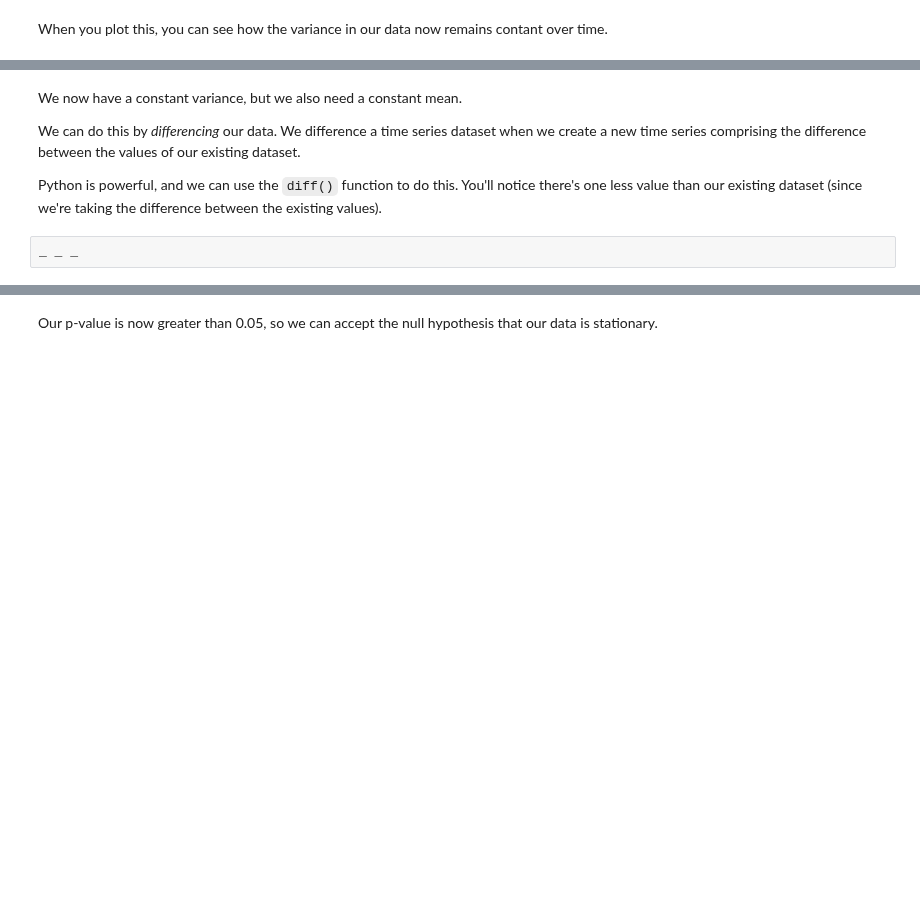
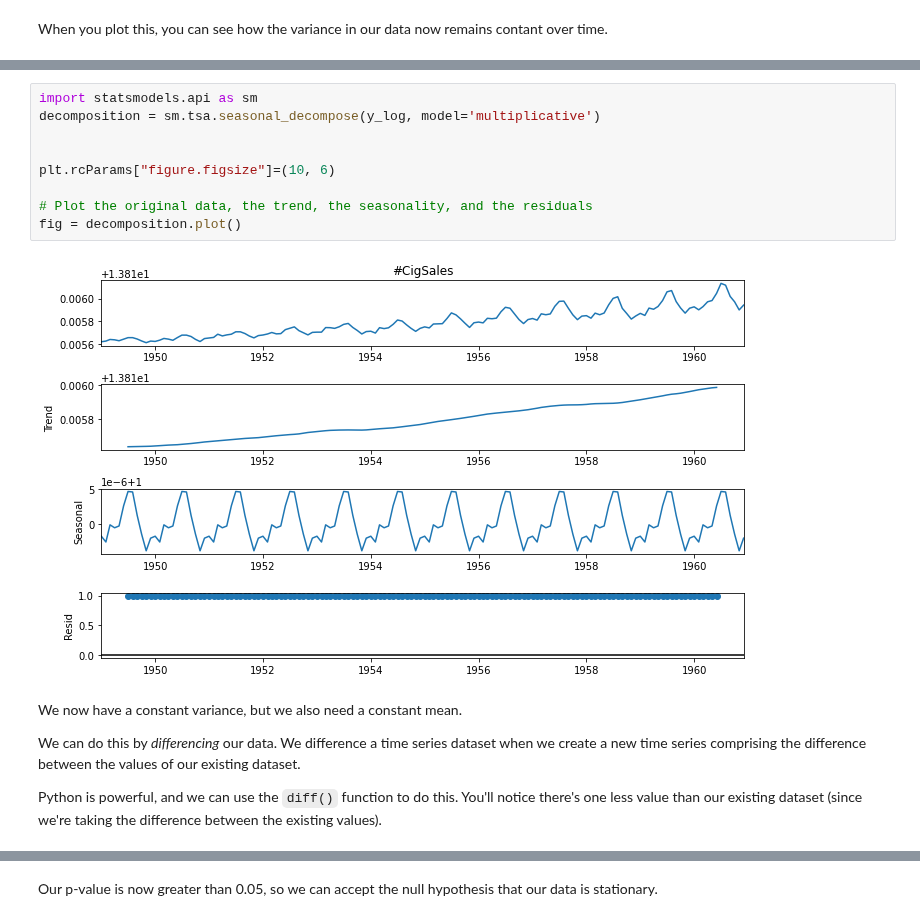
Before and after one commit to pauljacob/mini_projects, a Jupyter notebook: Cowboys&CigrettesCaseStudy/Cowboy Cigarettes Case Study - Tier 3.ipynb, the cells around one changed output, grey strips where cells are left out. Cells and saved outputs as stored; diff of their text form; blank space fills up the shorter version.

```diff
--- a/Cowboys&CigrettesCaseStudy/Cowboy Cigarettes Case Study - Tier 3.ipynb
+++ b/Cowboys&CigrettesCaseStudy/Cowboy Cigarettes Case Study - Tier 3.ipynb
@@ -364,8 +393,17 @@ _ _ _
+# %%
+import statsmodels.api as sm
+decomposition = sm.tsa.seasonal_decompose(y_log, model='multiplicative')
+
+
+plt.rcParams["figure.figsize"]=(10, 6)
+
+# Plot the original data, the trend, the seasonality, and the residuals
+fig = decomposition.plot()
+# %% [output]
+[figure, added]
 # %% [markdown]
 We now have a constant variance, but we also need a constant mean.
 
 We can do this by *differencing* our data. We difference a time series dataset when we create a new time series comprising the difference between the values of our existing dataset.
 
 Python is powerful, and we can use the `diff()` function to do this. You'll notice there's one less value than our existing dataset (since we're taking the difference between the existing values).
-# %%
-_ _ _
```
Also changed, not shown: parts of 44 cells of this notebook.
